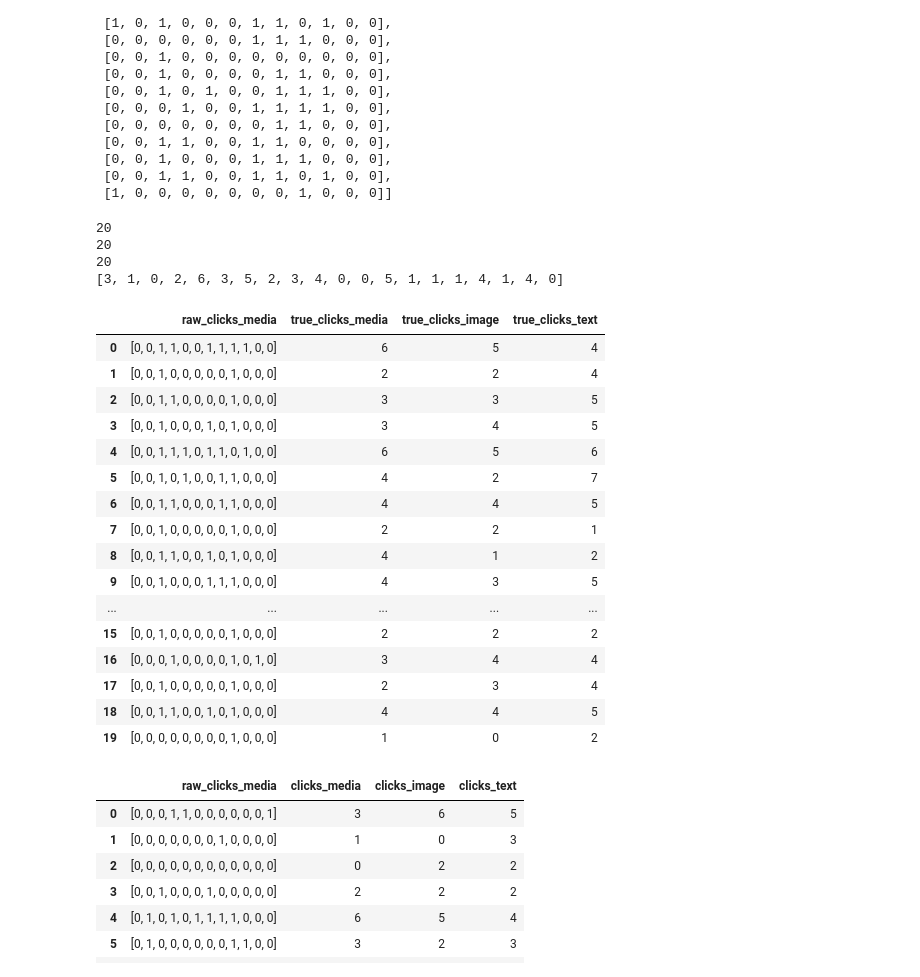
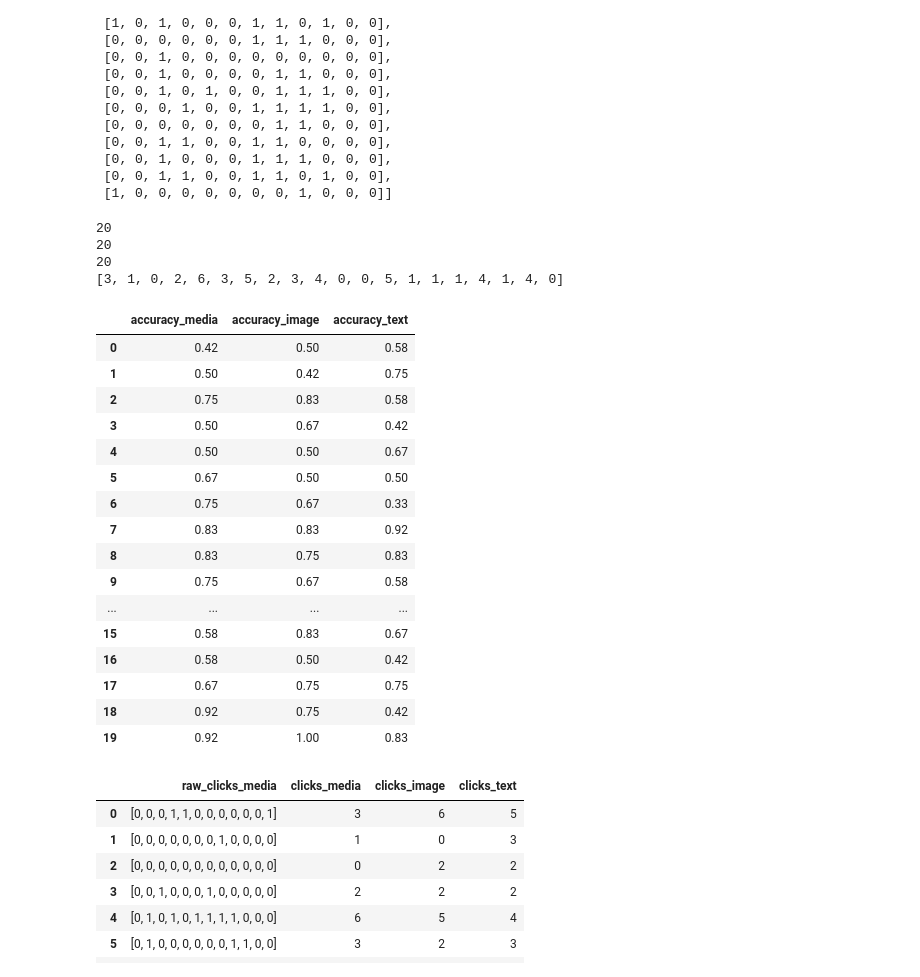
Before and after one commit to torchflash/MMAI831-Team-Project, a Jupyter notebook: Irfan/Try4_of_MMAI831_Assignment2.ipynb, the cells around one changed output. Saved outputs shown, nothing was run; the diff lists cells and outputs as text; code cells hidden in the pictures.

```diff
--- a/Irfan/Try4_of_MMAI831_Assignment2.ipynb
+++ b/Irfan/Try4_of_MMAI831_Assignment2.ipynb
@@ -964,6 +910,8 @@ from sklearn.metrics import accuracy_score
 def predict(models, coefs, X_test_list, Y_test_list):
     predictions = []
     accuracies = []
+    precisions = []
+    recalls = []
 
     for i in range(len(models)):
         model = models[i]
@@ -981,12 +929,20 @@ def predict(models, coefs, X_test_list, Y_test_list):
         accuracy = accuracy_score(Y_test, Y_pred)
         accuracies.append(accuracy)
 
-    return accuracies, predictions
+        # Calculate precision
+        precision = precision_score(Y_test, Y_pred)
+        precisions.append(precision)
+
+        # Calculate recall
+        recall = recall_score(Y_test, Y_pred)
+        recalls.append(recall)
+
+    return accuracies, recalls, predictions
 
 
-accuracies_media, predictions_media_val = predict(models_media, coefs_media, X_val_list, Y_media_val_list)
-accuracies_image, predictions_image_val = predict(models_image, coefs_image, X_val_list, Y_image_val_list)
-accuracies_text, predictions_text_val = predict(models_text, coefs_text, X_test_list, Y_text_test_list)
+accuracies_media_val, recalls_media_val, predictions_media_val = predict(models_media, coefs_media, X_val_list, Y_media_val_list)
+accuracies_image_val, recalls_image_val, predictions_image_val = predict(models_image, coefs_image, X_val_list, Y_image_val_list)
+accuracies_text_val, recalls_text_val, predictions_text_val = predict(models_text, coefs_text, X_val_list, Y_text_val_list)
 
 predictions_media_val
 # %% [output]
@@ -1013,7 +1011,12 @@ predictions_media_val
 # %%
-accuracies_media, predictions_media_test = predict(models_media, coefs_media, X_test_list, Y_media_test_list)
-accuracies_image, predictions_image_test = predict(models_image, coefs_image, X_test_list, Y_image_test_list)
-accuracies_text, predictions_text_test = predict(models_text, coefs_text, X_test_list, Y_text_test_list)
+#accuracies_media, predictions_media_test = predict(models_media, coefs_media, X_test_list, Y_media_test_list)
+#accuracies_image, predictions_image_test = predict(models_image, coefs_image, X_test_list, Y_image_test_list)
+#accuracies_text, predictions_text_test = predict(models_text, coefs_text, X_test_list, Y_text_test_list)
 
-predictions_media_test
+accuracies_media_test, recalls_media_test, predictions_media_test = predict(models_media, coefs_media, X_test_list, Y_media_val_list)
+accuracies_image_test, recalls_image_test, predictions_image_test = predict(models_image, coefs_image, X_test_list, Y_image_val_list)
+accuracies_text_test, recalls_text_test, predictions_text_test = predict(models_text, coefs_text, X_test_list, Y_text_test_list)
+
+
+accuracies_media_test
 # %% [output]
@@ -1094,14 +1114,19 @@ ground_truth_text
  [1, 0, 0, 0, 0, 0, 0, 0, 1, 0, 0, 0]]
 # %%
 all_accuracy_df = pd.DataFrame()
+all_recalls_df = pd.DataFrame()
 #all_accuracy_df['accuracy_media'] = accuracies_media
 #all_accuracy_df['accuracy_image'] = accuracies_image
 #all_accuracy_df['accuracy_text'] = accuracies_text
 #all_accuracy_df
 
-all_accuracy_df['accuracy_media'] = [round(acc, 2) for acc in accuracies_media]
-all_accuracy_df['accuracy_image'] = [round(acc, 2) for acc in accuracies_image]
-all_accuracy_df['accuracy_text'] = [round(acc, 2) for acc in accuracies_text]
+all_accuracy_df['accuracy_media'] = [round(acc, 2) for acc in accuracies_media_test]
+all_accuracy_df['accuracy_image'] = [round(acc, 2) for acc in accuracies_image_test]
+all_accuracy_df['accuracy_text'] = [round(acc, 2) for acc in accuracies_text_test]
+
+all_recalls_df['recalls_media'] = [round(acc, 2) for acc in recalls_media_test]
+all_recalls_df['recalls_image'] = [round(acc, 2) for acc in recalls_image_test]
+all_recalls_df['recalls_text'] = [round(acc, 2) for acc in recalls_text_test]
 
 
 # Remap the values of predictions_media from -1 and 1 to 0 and 1
@@ -1116,52 +1141,51 @@ print(len(pred_text_remap))
 sum_pred_media = [np.sum(arr) for arr in pred_media_remap]
 sum_pred_image = [np.sum(arr) for arr in pred_image_remap]
 sum_pred_text = [np.sum(arr) for arr in pred_text_remap]
 print(sum_pred_media)
 
 all_predictions_df = pd.DataFrame()
 all_predictions_df['raw_clicks_media'] = predictions_media_test
 all_predictions_df['clicks_media'] = sum_pred_media
 all_predictions_df['clicks_image'] = sum_pred_image
 all_predictions_df['clicks_text'] = sum_pred_text
 all_predictions_df
 
 all_actual_df = pd.DataFrame()
 all_actual_df['raw_clicks_media'] = ground_truth_media
 sum_true_media = [np.sum(arr) for arr in ground_truth_media]
 all_actual_df['true_clicks_media'] = sum_true_media
 
 #all_actual_df['raw_clicks_image'] = ground_truth_image
 sum_true_image = [np.sum(arr) for arr in ground_truth_image]
 all_actual_df['true_clicks_image'] = sum_true_image
 
 #all_actual_df['raw_clicks_text'] = ground_truth_text
 sum_true_text = [np.sum(arr) for arr in ground_truth_text]
 all_actual_df['true_clicks_text'] = sum_true_text
 
-
-all_actual_df
+all_accuracy_df
 # %% [output]
 20
 20
 20
 [3, 1, 0, 2, 6, 3, 5, 2, 3, 4, 0, 0, 5, 1, 1, 1, 4, 1, 4, 0]
-|  | raw_clicks_media | true_clicks_media | true_clicks_image | true_clicks_text |
-| 0 | [0, 0, 1, 1, 0, 0, 1, 1, 1, 1, 0, 0] | 6 | 5 | 4 |
-| 1 | [0, 0, 1, 0, 0, 0, 0, 0, 1, 0, 0, 0] | 2 | 2 | 4 |
-| 2 | [0, 0, 1, 1, 0, 0, 0, 0, 1, 0, 0, 0] | 3 | 3 | 5 |
-| 3 | [0, 0, 1, 0, 0, 0, 1, 0, 1, 0, 0, 0] | 3 | 4 | 5 |
-| 4 | [0, 0, 1, 1, 1, 0, 1, 1, 0, 1, 0, 0] | 6 | 5 | 6 |
-| 5 | [0, 0, 1, 0, 1, 0, 0, 1, 1, 0, 0, 0] | 4 | 2 | 7 |
-| 6 | [0, 0, 1, 1, 0, 0, 0, 1, 1, 0, 0, 0] | 4 | 4 | 5 |
-| 7 | [0, 0, 1, 0, 0, 0, 0, 0, 1, 0, 0, 0] | 2 | 2 | 1 |
-| 8 | [0, 0, 1, 1, 0, 0, 1, 0, 1, 0, 0, 0] | 4 | 1 | 2 |
-| 9 | [0, 0, 1, 0, 0, 0, 1, 1, 1, 0, 0, 0] | 4 | 3 | 5 |
-| ... | ... | ... | ... | ... |
-| 15 | [0, 0, 1, 0, 0, 0, 0, 0, 1, 0, 0, 0] | 2 | 2 | 2 |
-| 16 | [0, 0, 0, 1, 0, 0, 0, 0, 1, 0, 1, 0] | 3 | 4 | 4 |
-| 17 | [0, 0, 1, 0, 0, 0, 0, 0, 1, 0, 0, 0] | 2 | 3 | 4 |
-| 18 | [0, 0, 1, 1, 0, 0, 1, 0, 1, 0, 0, 0] | 4 | 4 | 5 |
-| 19 | [0, 0, 0, 0, 0, 0, 0, 0, 1, 0, 0, 0] | 1 | 0 | 2 |
+|  | accuracy_media | accuracy_image | accuracy_text |
+| 0 | 0.42 | 0.50 | 0.58 |
+| 1 | 0.50 | 0.42 | 0.75 |
+| 2 | 0.75 | 0.83 | 0.58 |
+| 3 | 0.50 | 0.67 | 0.42 |
+| 4 | 0.50 | 0.50 | 0.67 |
+| 5 | 0.67 | 0.50 | 0.50 |
+| 6 | 0.75 | 0.67 | 0.33 |
+| 7 | 0.83 | 0.83 | 0.92 |
+| 8 | 0.83 | 0.75 | 0.83 |
+| 9 | 0.75 | 0.67 | 0.58 |
+| ... | ... | ... | ... |
+| 15 | 0.58 | 0.83 | 0.67 |
+| 16 | 0.58 | 0.50 | 0.42 |
+| 17 | 0.67 | 0.75 | 0.75 |
+| 18 | 0.92 | 0.75 | 0.42 |
+| 19 | 0.92 | 1.00 | 0.83 |
 # %%
 all_predictions_df
 # %% [output]
```
Also changed, not shown: parts of 10 cells of this notebook.
